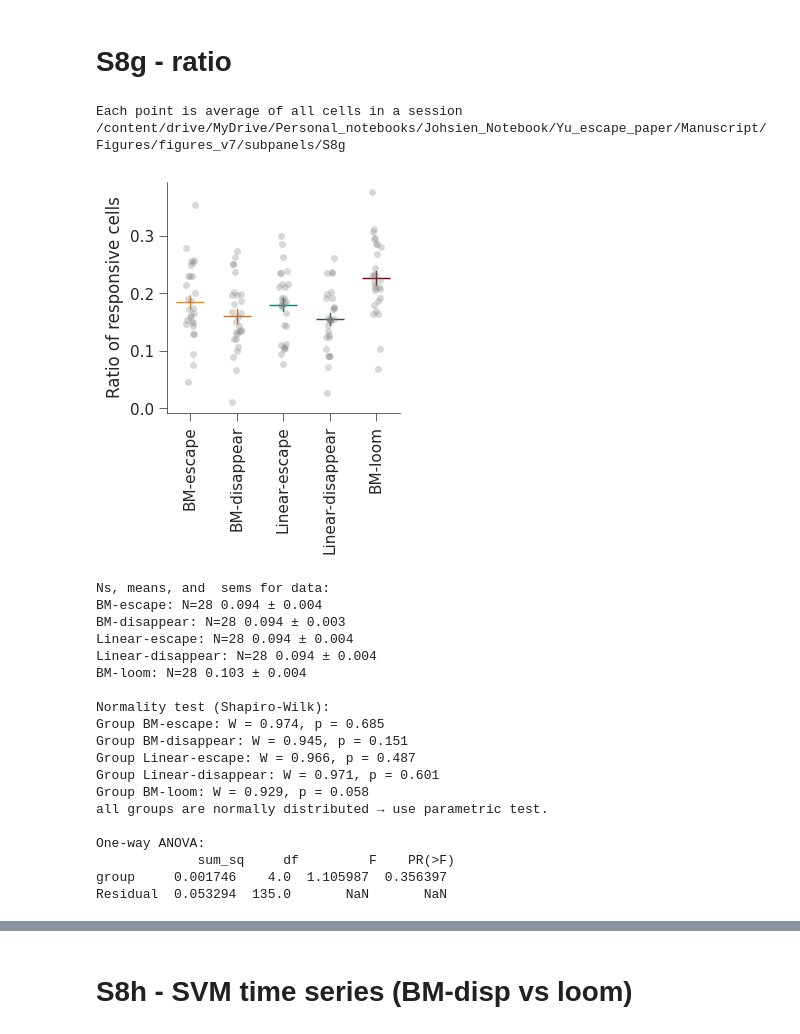
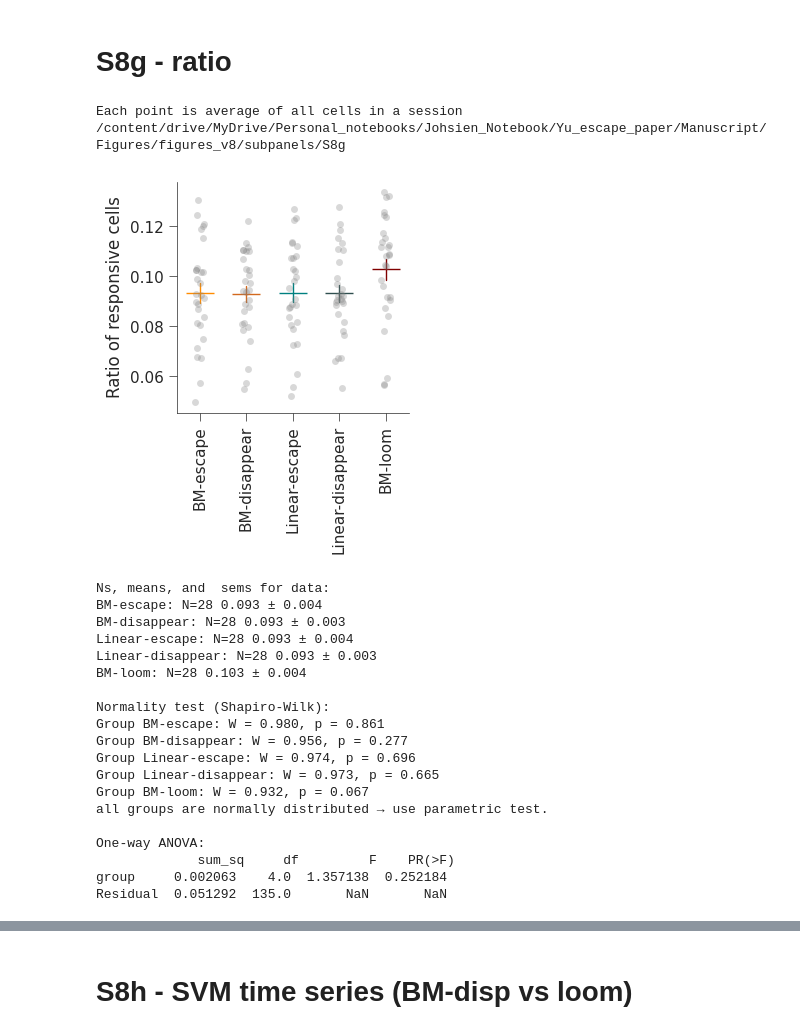
Before and after one commit to lblabucsd/Yu_etal_2026, a Jupyter notebook: EDF. 8.ipynb, the cells around one changed output, grey strips where cells are left out. Drawn from its saved outputs; the diff is of its cells as text; code cells hidden in the pictures.

```diff
--- a/EDF. 8.ipynb
+++ b/EDF. 8.ipynb
@@ -1052,8 +1036,8 @@ for exp, ffile, plane_num, trial_num in zip(experiments, fcn_files, planeNum, tr
 print('Each point is average of all cells in a session')
 
 plt.figure(figsize=[3,3])
-sns.stripplot(data=MEAN_F,color='gray',alpha=0.3,size=5)
-sns.pointplot(data=MEAN_F,palette=stim_colorz,linestyle="none",marker="_",estimator='mean',errorbar='se',markersize=20,markeredgewidth=1,errwidth=1);
+sns.stripplot(data=CELL_RATIO,color='gray',alpha=0.3,size=5)
+sns.pointplot(data=CELL_RATIO,palette=stim_colorz,linestyle="none",marker="_",estimator='mean',errorbar='se',markersize=20,markeredgewidth=1,errwidth=1);
 plt.ylabel('Ratio of responsive cells')
 plt.xticks(range(len(stim_names)),stim_names,rotation=90)
 sns.despine();
@@ -1109,54 +1093,54 @@ elif unique_groups > 2:
     print("\nOne-way ANOVA:\n", anova_table)
     if anova_table['PR(>F)'][0] < 0.05:
       flat_data = [val for sublist in summary_data for val in sublist]
       groups = [group_names[i] for i, sublist in enumerate(summary_data) for _ in sublist]
       tukey = pairwise_tukeyhsd(endog=flat_data, groups=groups, alpha=0.05)
       print("\nTukey's HSD post hoc test:\n", tukey.summary())
       for res in tukey._results_table.data[1:]:
         g1, g2, p = res[0], res[1], res[4]
         annotation_dict[(g1, g2)] = p
 
   else: # Kruskal-Wallis test
     stat, p = stats.kruskal(*summary_data)
     print(f"\nKruskal-Wallis H-test: H = {stat:.3f}, p = {p}")
     if p < 0.05:
       # Dunn's post hoc test with Bonferroni correction
       data_for_dunn = list(summary_data); group_for_dunn = list(groups)
       dunn = scikit.posthoc_dunn(data_for_dunn, p_adjust='bonferroni')
       print("\nDunn's post hoc test with bonferroni correction: ",group_for_dunn)
       print(dunn)
       for g1, g2 in combinations(list(dunn.keys()), 2): annotation_dict[(g1, g2)] = dunn.loc[g1, g2]
 
 # save source data into csv
 series_dict = {}
 for key, values in group_values.items(): series_dict[key] = pd.Series(values)
 
 df = pd.DataFrame(series_dict)
 display(df)
 df.to_csv(csv_path+subpanel+'.csv', index=False)
 # %% [output]
 Each point is average of all cells in a session
-/content/drive/MyDrive/Personal_notebooks/Johsien_Notebook/Yu_escape_paper/Manuscript/Figures/figures_v7/subpanels/S8g
+/content/drive/MyDrive/Personal_notebooks/Johsien_Notebook/Yu_escape_paper/Manuscript/Figures/figures_v8/subpanels/S8g
-[figure, old version]
+[figure, new version]
 Ns, means, and  sems for data:
-BM-escape: N=28 0.094 ± 0.004
-BM-disappear: N=28 0.094 ± 0.003
-Linear-escape: N=28 0.094 ± 0.004
-Linear-disappear: N=28 0.094 ± 0.004
+BM-escape: N=28 0.093 ± 0.004
+BM-disappear: N=28 0.093 ± 0.003
+Linear-escape: N=28 0.093 ± 0.004
+Linear-disappear: N=28 0.093 ± 0.003
 BM-loom: N=28 0.103 ± 0.004
 
 Normality test (Shapiro-Wilk):
-Group BM-escape: W = 0.974, p = 0.685
-Group BM-disappear: W = 0.945, p = 0.151
-Group Linear-escape: W = 0.966, p = 0.487
-Group Linear-disappear: W = 0.971, p = 0.601
-Group BM-loom: W = 0.929, p = 0.058
+Group BM-escape: W = 0.980, p = 0.861
+Group BM-disappear: W = 0.956, p = 0.277
+Group Linear-escape: W = 0.974, p = 0.696
+Group Linear-disappear: W = 0.973, p = 0.665
+Group BM-loom: W = 0.932, p = 0.067
 all groups are normally distributed → use parametric test.
 
 One-way ANOVA:
              sum_sq     df         F    PR(>F)
-group     0.001746    4.0  1.105987  0.356397
-Residual  0.053294  135.0       NaN       NaN
+group     0.002063    4.0  1.357138  0.252184
+Residual  0.051292  135.0       NaN       NaN
 |  | BM-escape | BM-disappear | Linear-escape | Linear-disappear | BM-loom |
 | 0 | 0.049713 | 0.057491 | 0.052080 | 0.055462 | 0.059182 |
 | 1 | 0.057529 | 0.055028 | 0.061031 | 0.066033 | 0.056528 |
```
Also changed, not shown: parts of 24 cells of this notebook, 7 other files.
